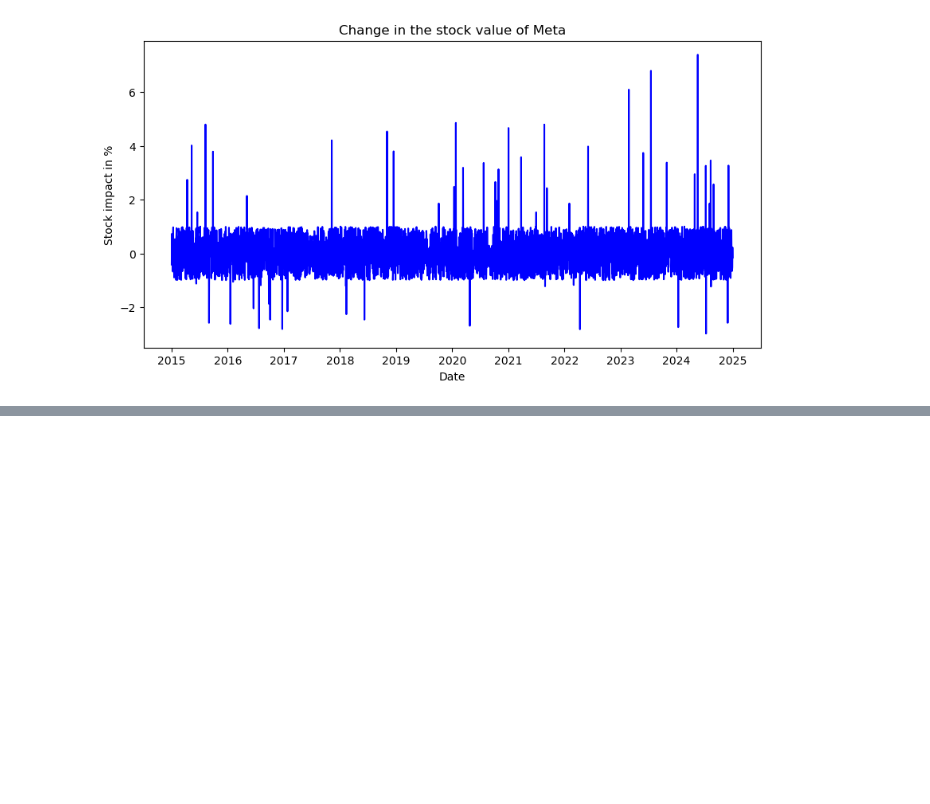
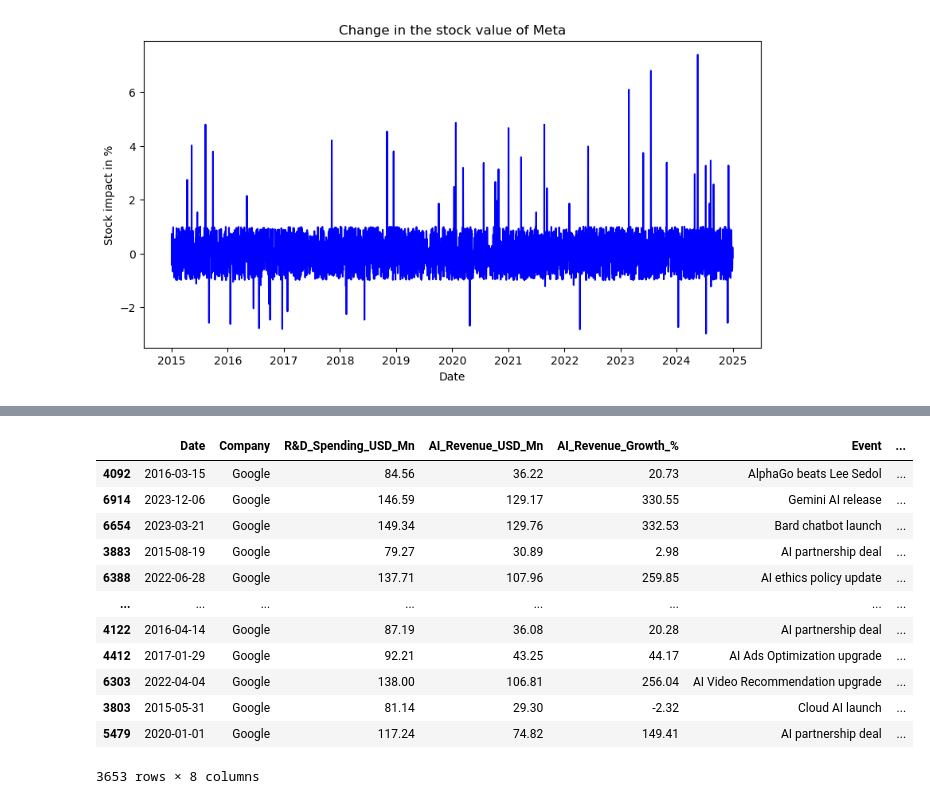
Before and after one commit to abdullahkhan-10/Python-Complete-Course, a Jupyter notebook: Python Projects/Intermediate Projects/3_financial_data.ipynb, the cells around one changed output, grey strips where cells are left out. Cells and saved outputs as stored; diff of their text form; code cells hidden in the pictures; blank space fills up the shorter version.

```diff
--- a/Python Projects/Intermediate Projects/3_financial_data.ipynb
+++ b/Python Projects/Intermediate Projects/3_financial_data.ipynb
@@ -315,0 +348,18 @@ plt.show()
+# %%
+# Google Stock Impact.
+
+google_data.sort_values(by="Stock_Impact_%", ascending=False)
+# %% [output]
+|  | Date | Company | R&D_Spending_USD_Mn | AI_Revenue_USD_Mn | AI_Revenue_Growth_% | Event | ... |
+| 4092 | 2016-03-15 | Google | 84.56 | 36.22 | 20.73 | AlphaGo beats Lee Sedol | ... |
+| 6914 | 2023-12-06 | Google | 146.59 | 129.17 | 330.55 | Gemini AI release | ... |
+| 6654 | 2023-03-21 | Google | 149.34 | 129.76 | 332.53 | Bard chatbot launch | ... |
+| 3883 | 2015-08-19 | Google | 79.27 | 30.89 | 2.98 | AI partnership deal | ... |
+| 6388 | 2022-06-28 | Google | 137.71 | 107.96 | 259.85 | AI ethics policy update | ... |
+| ... | ... | ... | ... | ... | ... | ... | ... |
+| 4122 | 2016-04-14 | Google | 87.19 | 36.08 | 20.28 | AI partnership deal | ... |
+| 4412 | 2017-01-29 | Google | 92.21 | 43.25 | 44.17 | AI Ads Optimization upgrade | ... |
+| 6303 | 2022-04-04 | Google | 138.00 | 106.81 | 256.04 | AI Video Recommendation upgrade | ... |
+| 3803 | 2015-05-31 | Google | 81.14 | 29.30 | -2.32 | Cloud AI launch | ... |
+| 5479 | 2020-01-01 | Google | 117.24 | 74.82 | 149.41 | AI partnership deal | ... |
+3653 rows × 8 columns
```
Also changed, not shown: parts of 4 cells of this notebook.
